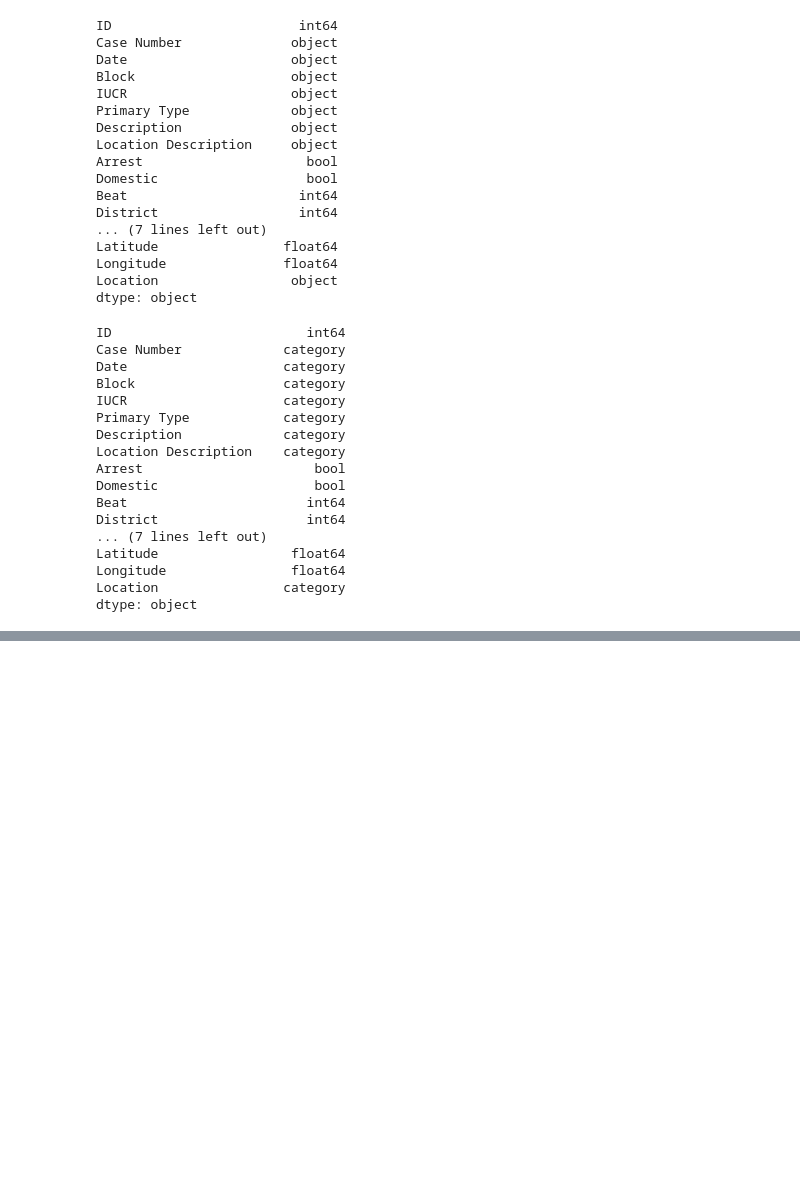
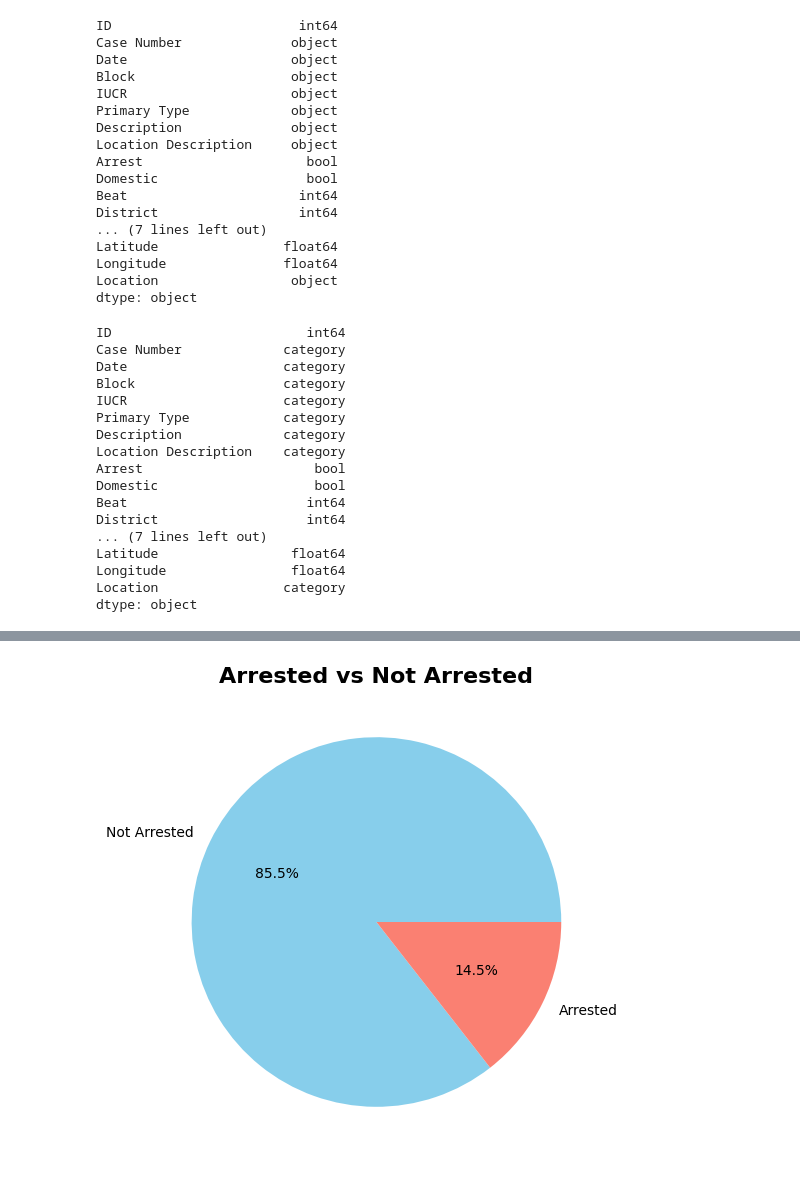
Before and after one commit to Mj-coder13/ELEC303_RAMILO-3B, a Jupyter notebook: HANDS_ON_RAMILO.ipynb, the cells around one changed output, grey strips where cells are left out. Saved outputs shown, nothing was run; the diff lists cells and outputs as text; code cells hidden in the pictures; blank space fills up the shorter version.

```diff
--- a/HANDS_ON_RAMILO.ipynb
+++ b/HANDS_ON_RAMILO.ipynb
@@ -537,3 +538,5 @@ df['Date'] = df['Date'].astype('str') #to convert into a string
 df['Date'] = df['Date'].str.replace('/', '-')
 # %%
 df['Date'] = pd.to_datetime(df['Date'], dayfirst = True, errors = 'coerce')
+# %%
+df['YearMonth'] = df['Date'].dt.to_period('M').astype(str)
@@ -645,0 +664,9 @@ plt.show()
+# %%
+if 'Arrest' in df.columns:
+    arrest_counts = df['Arrest'].value_counts()
+    plt.figure(figsize=(6,6))
+    plt.pie(arrest_counts, labels=['Not Arrested','Arrested'], autopct='%1.1f%%', colors=["skyblue","salmon"])
+    plt.title("Arrested vs Not Arrested", fontsize=16, fontweight='bold')
+    plt.show()
+# %% [output]
+[figure, added]
```
Also changed, not shown: parts of 78 cells of this notebook.
